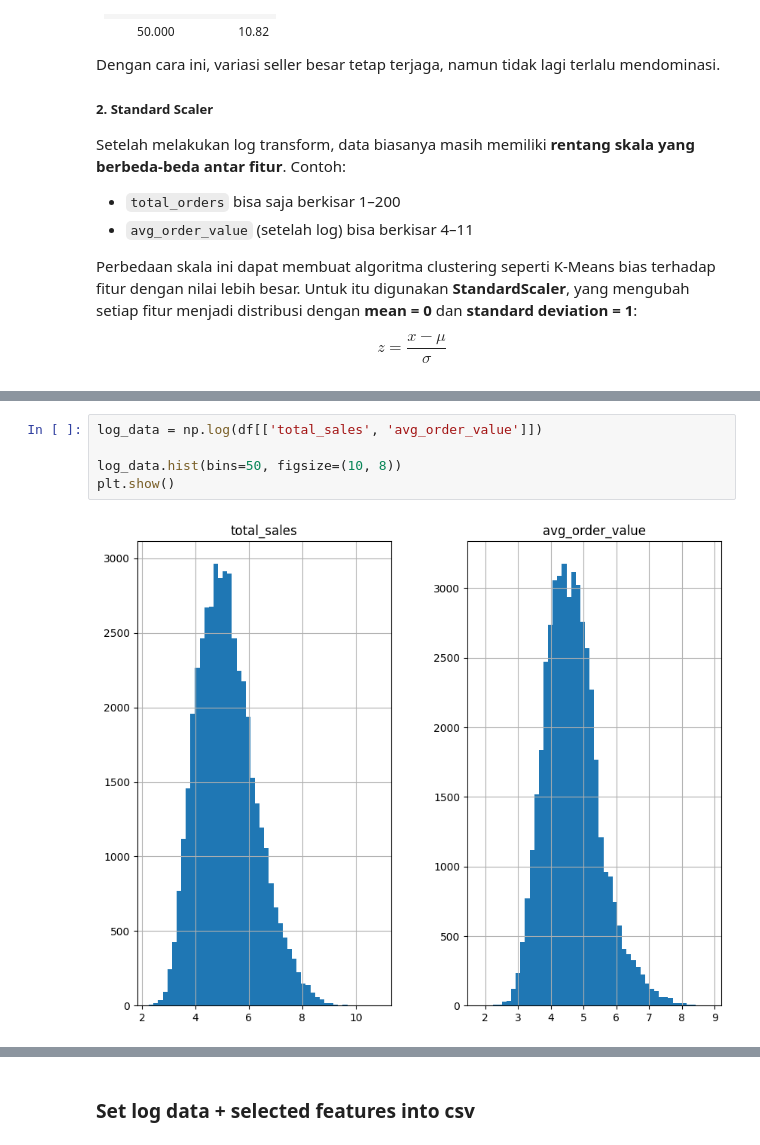
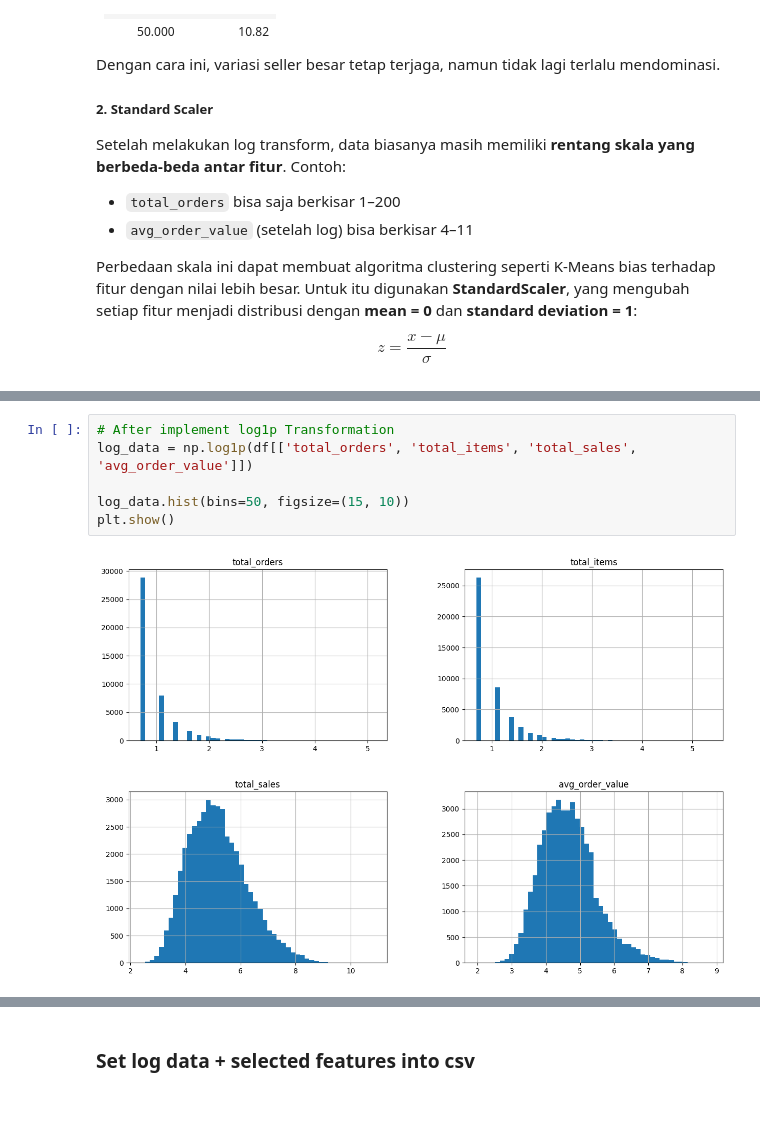
Before and after one commit to andiachmad/olist-ml, a Jupyter notebook: notebooks/preprocessing.ipynb, the cells around one changed output, grey strips where cells are left out. Cells and saved outputs as stored; diff of their text form; blank space fills up the shorter version.

Commit message:
Fix dataset business logic with implement log1p transform & standardscaller, also EDA clustering but not the final just test case

```diff
--- a/notebooks/preprocessing.ipynb
+++ b/notebooks/preprocessing.ipynb
@@ -208,9 +209,10 @@ plt.show()
-# %%
-log_data = np.log(df[['total_sales', 'avg_order_value']])
-
-log_data.hist(bins=50, figsize=(10, 8))
-plt.show()
-# %% [output]
-[figure, removed]
+# %%
+# After implement log1p Transformation
+log_data = np.log1p(df[['total_orders', 'total_items', 'total_sales', 'avg_order_value']])
+
+log_data.hist(bins=50, figsize=(15, 10))
+plt.show()
+# %% [output]
+[figure, added]
 # %%
 # Sebelum implement log transform
```
Also changed, not shown: parts of 7 cells of this notebook, 2 other files.
